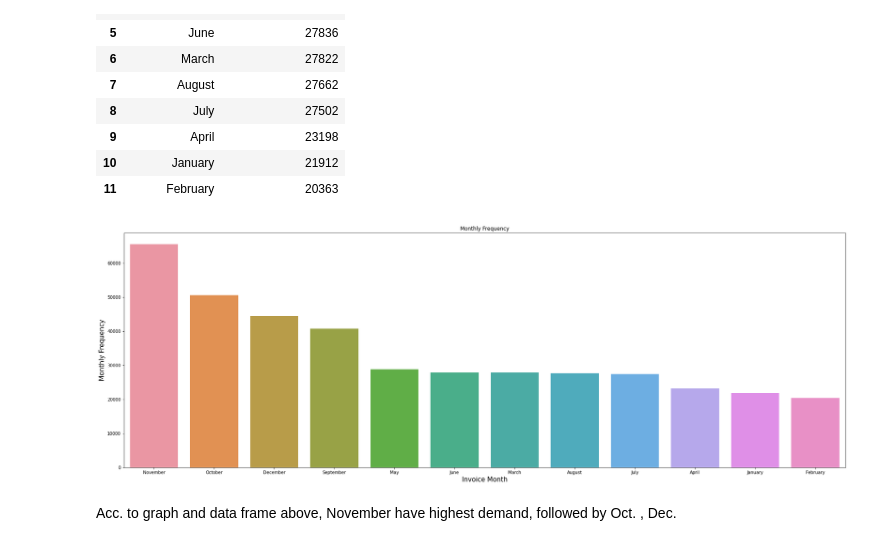
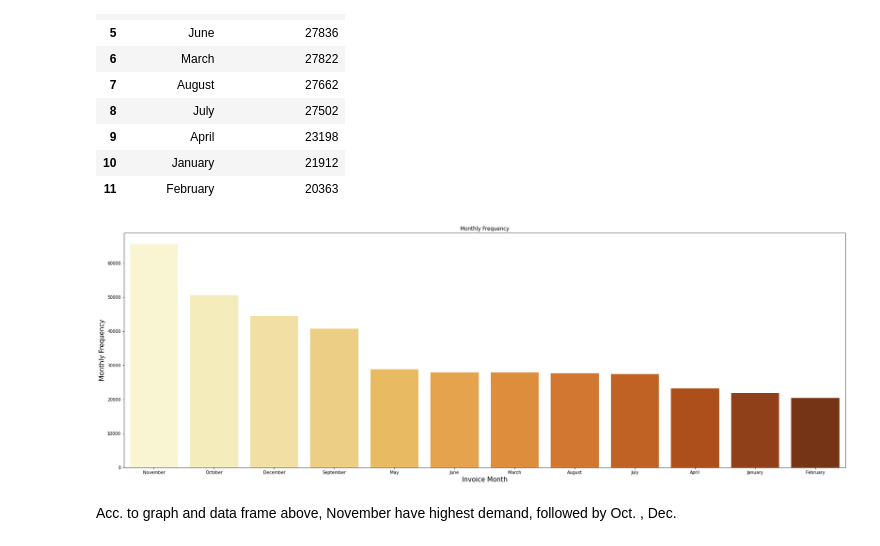
Before and after one commit to akashkivani/almabetter-Online-Retail-Customer-Segmentation-Project, a Jupyter notebook: Online_Retail_Customer_Segmentation_Capstone_Project_4.ipynb, the cells around one changed output. Drawn from its saved outputs; the diff is of its cells as text; code cells hidden in the pictures.

```diff
--- a/Online_Retail_Customer_Segmentation_Capstone_Project_4.ipynb
+++ b/Online_Retail_Customer_Segmentation_Capstone_Project_4.ipynb
@@ -311,14 +311,14 @@ top_months_df
 # %%
 plt.figure(figsize = (30,10))
 
-sns.barplot(x = 'Invoice_Month' , y = 'Monthly Frequency' , data = top_months_df)
+sns.barplot(x = 'Invoice_Month' , y = 'Monthly Frequency' , data = top_months_df , palette=("YlOrBr"))
 plt.xlabel('Invoice Month' , size = 15)
 plt.ylabel('Monthly Frequency' , size = 15)
 plt.title('Monthly Frequency')
 
 plt.show()
 # %% [output]
-[figure, old version]
+[figure, new version]
 # %% [markdown]
 Acc. to graph and data frame above, November have highest demand, followed by Oct. , Dec.
 # %% [markdown]
```
Also changed, not shown: parts of 26 cells of this notebook.
